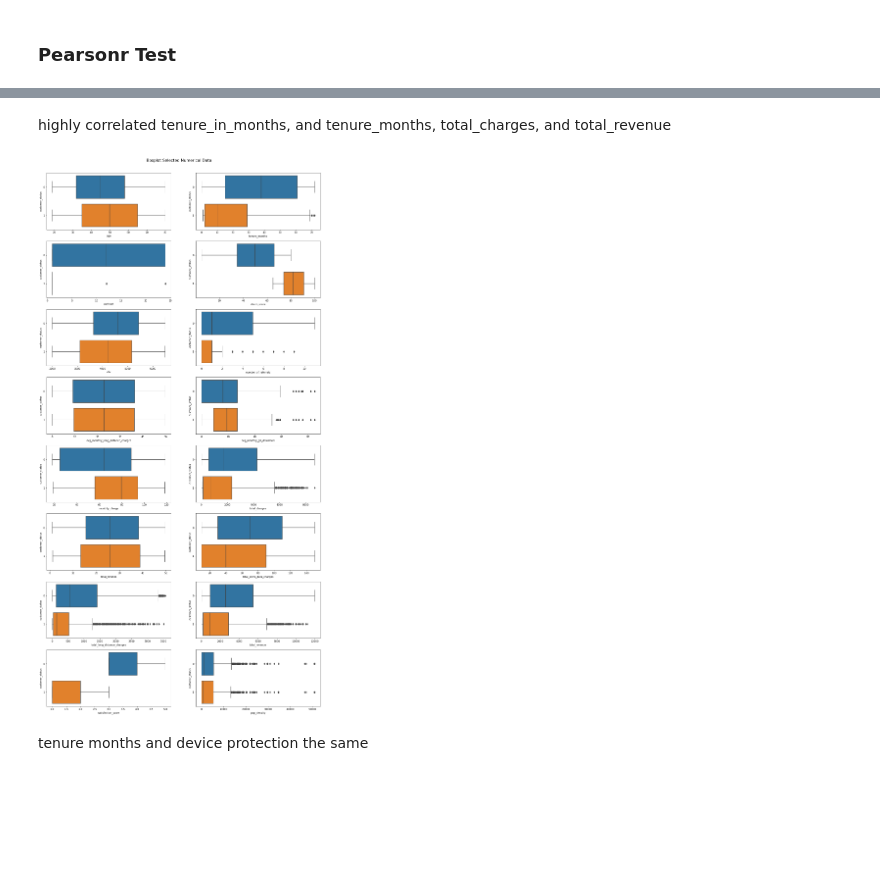
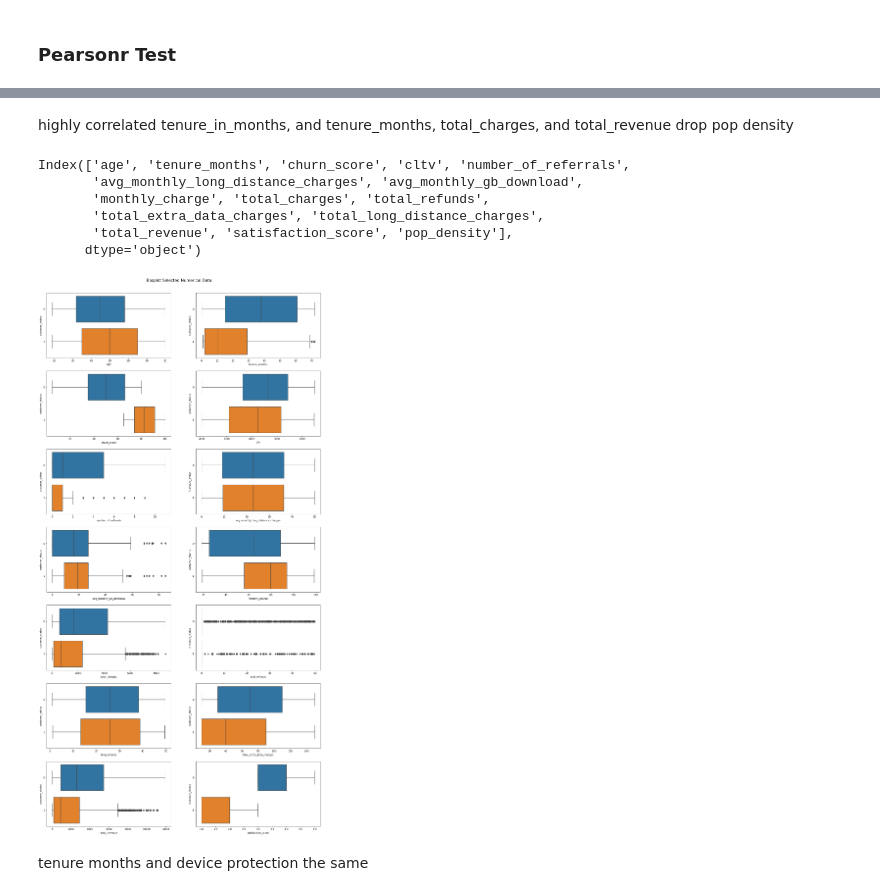
Before and after one commit to JeanLiew/Customer_Attrition_Model, a Jupyter notebook: code/02_EDA.ipynb, the cells around one changed output, grey strips where cells are left out. Drawn from its saved outputs; the diff is of its cells as text; code cells hidden in the pictures; blank space fills up the shorter version.

```diff
--- a/code/02_EDA.ipynb
+++ b/code/02_EDA.ipynb
@@ -98,11 +114,11 @@ telco['gender'] = telco['gender'].replace({'Male': 0,'Female': 1})
 #create col for new_user
 telco['new_user'] = (telco['customer_status'] == 'Joined').astype(int)
 
-#target value churned  = 1, stayed = 0, joined = -1
+#target value churned  = 1, stayed = 0, joined = 0
 telco['customer_status'] = telco['customer_status'].replace({'Churned': 1,'Stayed': 0, 'Joined':0})
 
 #rename contract to num of months
-telco['contract'] = telco['contract'].replace({'Month-to-month': 1, 'Two year': 24, 'One year':12})
+# telco['contract'] = telco['contract'].replace({'Month-to-month': 1, 'Two year': 24, 'One year':12})
 # %%
 #null in churn cat and churn reason
 telco.info()
@@ -414,27 +431,39 @@ plt.show()
 # %% [markdown]
 highly correlated tenure_in_months, and tenure_months, total_charges, and total_revenue
+drop pop density
+# %%
+more_one.p
+# %% [output]
+Index(['age', 'tenure_months', 'churn_score', 'cltv', 'number_of_referrals',
+       'avg_monthly_long_distance_charges', 'avg_monthly_gb_download',
+       'monthly_charge', 'total_charges', 'total_refunds',
+       'total_extra_data_charges', 'total_long_distance_charges',
+       'total_revenue', 'satisfaction_score', 'pop_density'],
+      dtype='object')
 # %%
-fig, ax = plt.subplots(nrows=8, ncols=2, figsize=(20,40))
+fig, ax = plt.subplots(nrows=7, ncols=2, figsize=(20,40))
 ax = ax.flatten()
 
 for idx, col in enumerate(more_one):
+    if idx == 14:
+        pass
     #for refund col removing 0
-    if idx == 10:
+    elif idx == 10:
         sns.boxplot(data=telco[telco['total_refunds']>0], x='total_refunds', y='customer_status',
                     orient='h', ax=ax[10])
 
     #for extra data charges col removing 0
-    elif idx== 11:
+    elif idx == 11:
         sns.boxplot(data=telco[telco['total_extra_data_charges']>0], x='total_extra_data_charges',
                     y='customer_status', orient='h', ax=ax[11])
     else:
         sns.boxplot(data=telco, y=telco.customer_status, x=col, ax=ax[idx], orient='h')
 
 plt.suptitle(t='Boxplot Selected Numerical Data',x=0.5, y = .9, fontsize=16);
 # plt.savefig('../images/boxplot_numerical')
 plt.show()
 # %% [output]
-[figure, old version]
+[figure, new version]
 # %% [markdown]
 tenure months  and device protection the same
 # %% [markdown]
```
Also changed, not shown: parts of 41 cells of this notebook, 9 other files.
